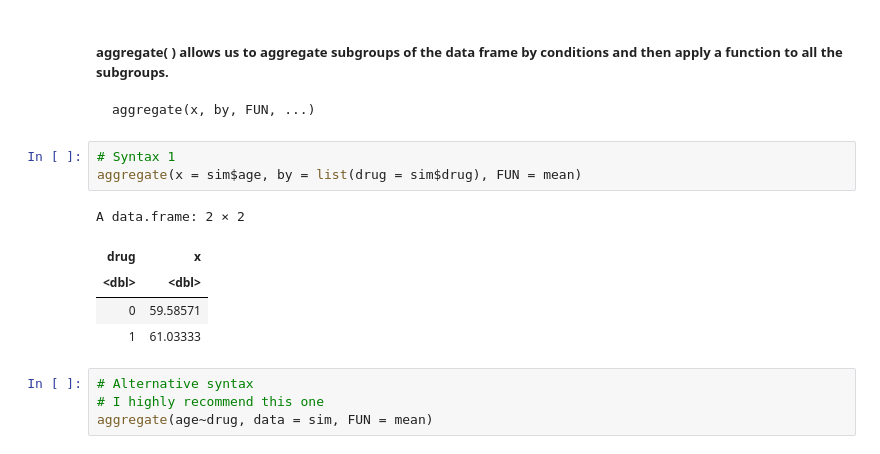
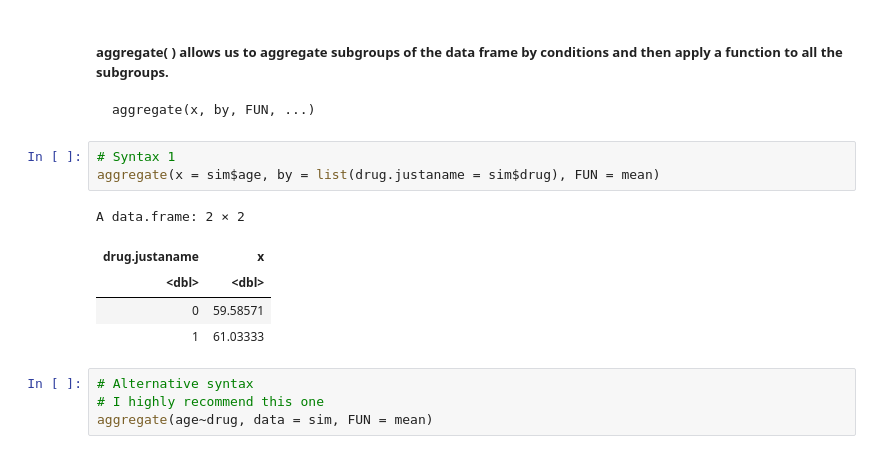
Before and after one commit to ly129/EPIB613_2019, a Jupyter notebook: Lecture5.ipynb, the cells around one changed output. Drawn from its saved outputs; the diff is of its cells as text.

```diff
--- a/Lecture5.ipynb
+++ b/Lecture5.ipynb
@@ -455,10 +555,10 @@ drug  0  1
     aggregate(x, by, FUN, ...)
 # %%
 # Syntax 1
-aggregate(x = sim$age, by = list(drug = sim$drug), FUN = mean)
+aggregate(x = sim$age, by = list(drug.justaname = sim$drug), FUN = mean)
 # %% [output]
 A data.frame: 2 × 2
-| drug | x |
+| drug.justaname | x |
 | <dbl> | <dbl> |
 | 0 | 59.58571 |
 | 1 | 61.03333 |
```
Also changed, not shown: parts of 22 cells of this notebook, 3 other files.
